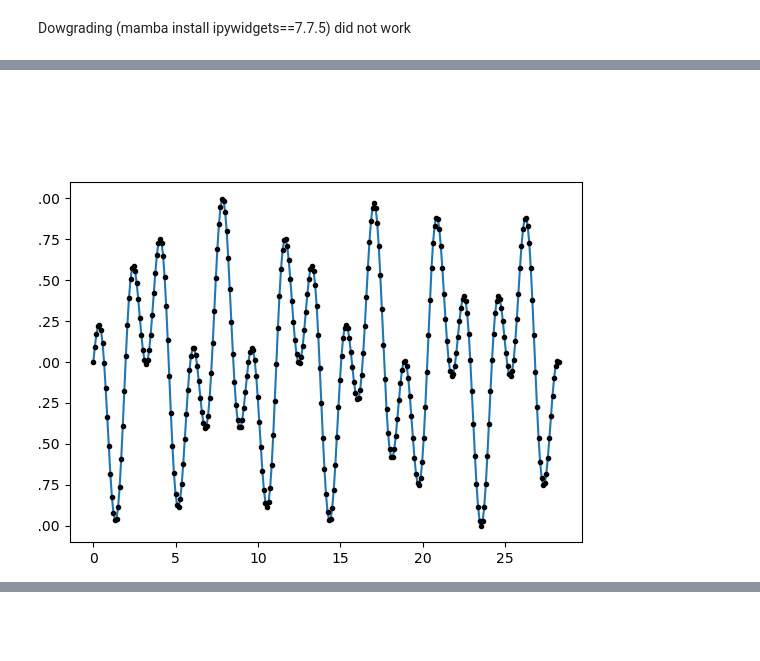
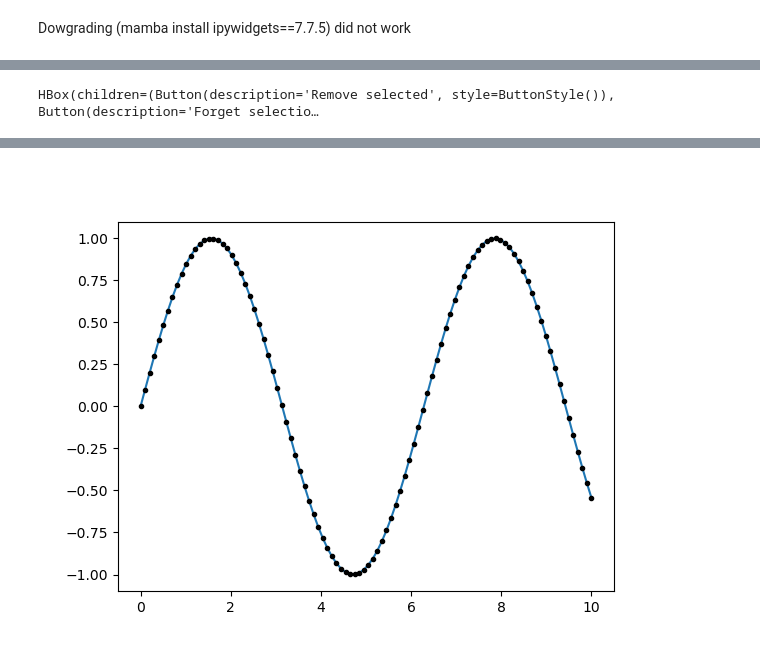
Before and after one commit to NPIOcean/oceanograpy, a Jupyter notebook: development/cnv_functions/Hand picking.ipynb, the cells around one changed output, grey strips where cells are left out. Drawn from its saved outputs; the diff is of its cells as text; code cells hidden in the pictures; blank space fills up the shorter version.

```diff
--- a/development/cnv_functions/Hand picking.ipynb
+++ b/development/cnv_functions/Hand picking.ipynb
@@ -254,59 +298,4 @@ plt.subplots_adjust(top = 1)
-# %%
-import numpy as np
-import matplotlib.pyplot as plt
-from matplotlib.widgets import RectangleSelector
-
-class oyv_sel:
-    def __init__(self, xdata, ydata):
-        self.first = True
-        self.fig = plt.figure()
-        self.ax = self.fig.add_axes([0.05, 0.05, 0.8, 0.75])
-        self.fig.canvas.header_visible = False  # Hide the figure header
-
-        self.xdata, self.ydata = xdata.copy(), ydata.copy()
-        self.xdata_return, self.ydata_return = xdata.copy(), ydata.copy()
-
-        line, = self.ax.plot(xdata, ydata)
-        point = self.ax.plot(xdata, ydata, '.k', zorder=3)
-        text = self.ax.text(0, 0, "")
-        xpicks = np.array([])
-
-        self.es = RectangleSelector(self.ax, self.onselect, interactive=True)
-
-        self.xcoords = np.array([])
-        self.ycoords = np.array([])
-        self.xcoords_temp = np.array([])
-        self.ycoords_temp = np.array([])
-
-        plt.subplots_adjust(top = 1)
-        self.temp_label = 'Points to remove'
-        self.remove_label = 'Selected points to remove'
-
-    def onselect(self, eclick, erelease):
-        ext = self.es.extents
-        rectangle = plt.Rectangle((ext[0], ext[2]), ext[1] - ext[0], ext[3] - ext[2])
-
-        self.contains_TF_ = rectangle.contains_points(np.vstack([self.xdata, self.ydata]).T)
-
-        self.xcoords_temp = np.concatenate([self.xcoords_temp, self.xdata[self.contains_TF_]])
-        self.ycoords_temp = np.concatenate([self.ycoords_temp, self.ydata[self.contains_TF_]])
-
-        try:
-            self.temp_scatter.remove()
-            plt.draw()
-        except:
-            pass
-        plt.draw()
-        self.temp_scatter = self.ax.scatter(self.xcoords_temp, self.ycoords_temp,
-                                            color='b', label=self.temp_label)
-        self.ax.legend()
-
-# Example data
-xdata = np.linspace(0, 9 * np.pi, num=301)
-ydata = np.sin(xdata) * np.cos(xdata * 2.4)
-
-# Create and show the plot
-sel = oyv_sel(xdata, ydata)
-plt.show()
-# %% [output]
-[figure, removed]
+# %%
+xdata, ydata = wrapper(xdata, ydata)
+# %% [output]
+HBox(children=(Button(description='Remove selected', style=ButtonStyle()), Button(description='Forget selectio…
@@ -312,0 +303 @@ plt.show()
+[figure, added]
```
Also changed, not shown: parts of 16 cells of this notebook, 4 other files.
